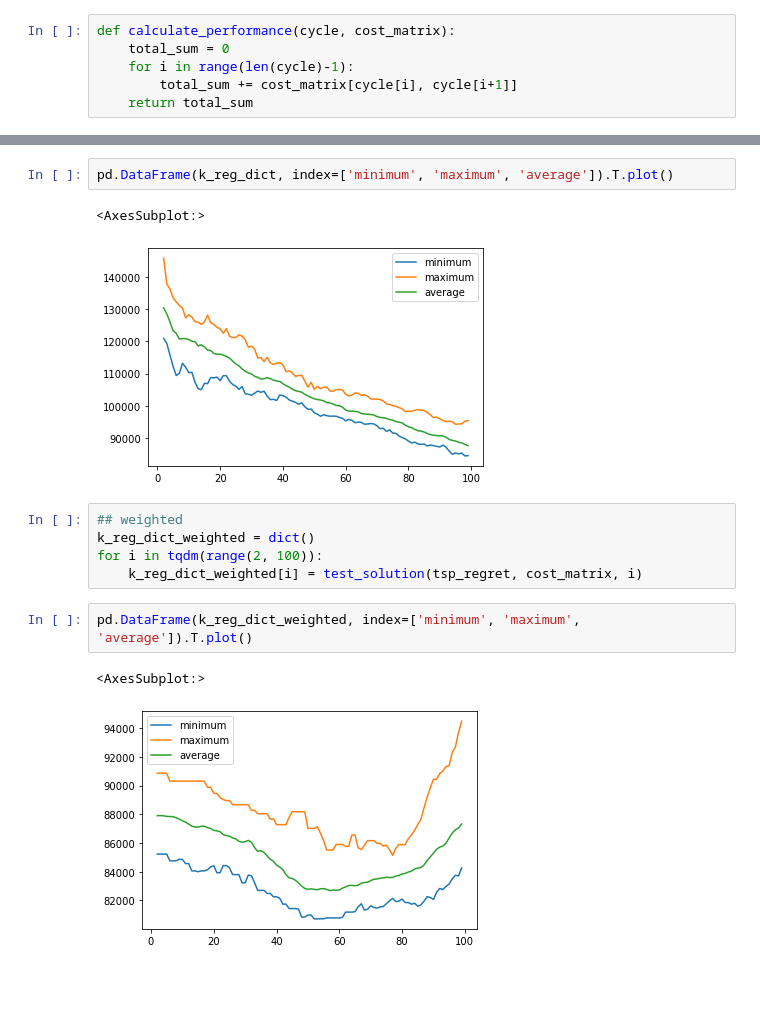
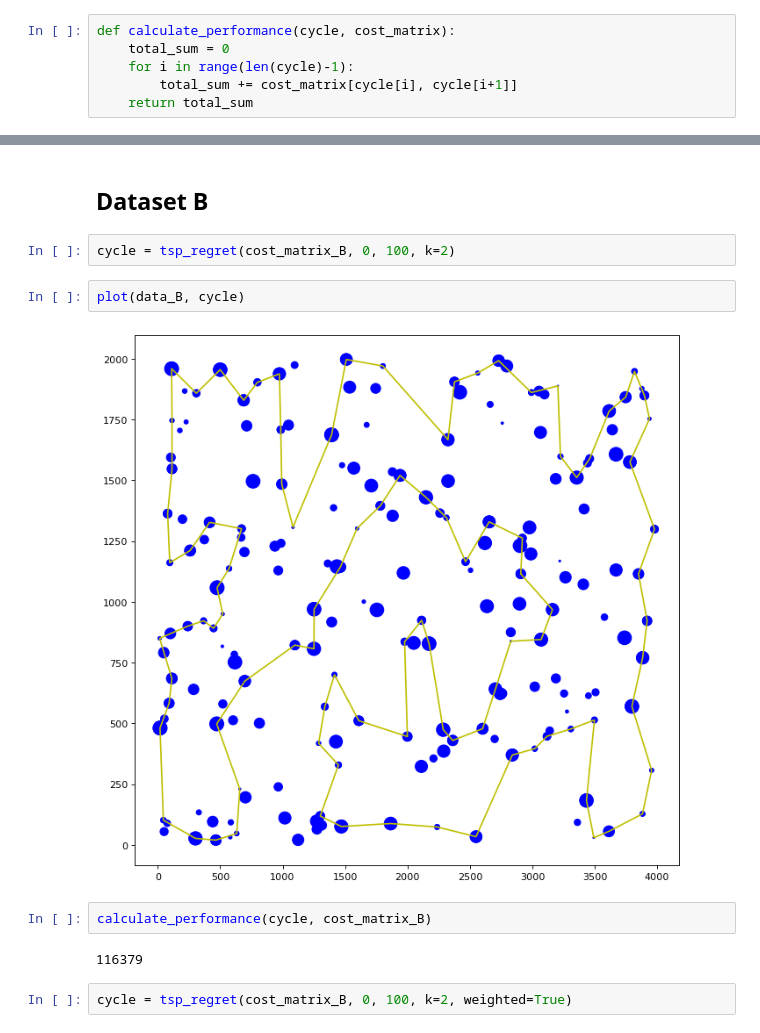
Before and after one commit to HubertRadom/EvolutionaryComputation, a Jupyter notebook: lab2/lab2.ipynb, the cells around one changed output, grey strips where cells are left out. Drawn from its saved outputs; the diff is of its cells as text; blank space fills up the shorter version.

```diff
--- a/lab2/lab2.ipynb
+++ b/lab2/lab2.ipynb
@@ -145,15 +182,14 @@ for i in tqdm(range(2, 100)):
-# %%
-pd.DataFrame(k_reg_dict, index=['minimum', 'maximum', 'average']).T.plot()
-# %% [output]
-<AxesSubplot:>
-[figure, removed]
-# %%
-## weighted
-k_reg_dict_weighted = dict()
-for i in tqdm(range(2, 100)):
-    k_reg_dict_weighted[i] = test_solution(tsp_regret, cost_matrix, i)
-# %%
-pd.DataFrame(k_reg_dict_weighted, index=['minimum', 'maximum', 'average']).T.plot()
-# %% [output]
-<AxesSubplot:>
-[figure, removed]
+# %% [markdown]
+## Dataset B
+# %%
+cycle = tsp_regret(cost_matrix_B, 0, 100, k=2)
+# %%
+plot(data_B, cycle)
+# %% [output]
+[figure, added]
+# %%
+calculate_performance(cycle, cost_matrix_B)
+# %% [output]
+116379
+# %%
+cycle = tsp_regret(cost_matrix_B, 0, 100, k=2, weighted=True)
```
Also changed, not shown: parts of 36 cells of this notebook.
